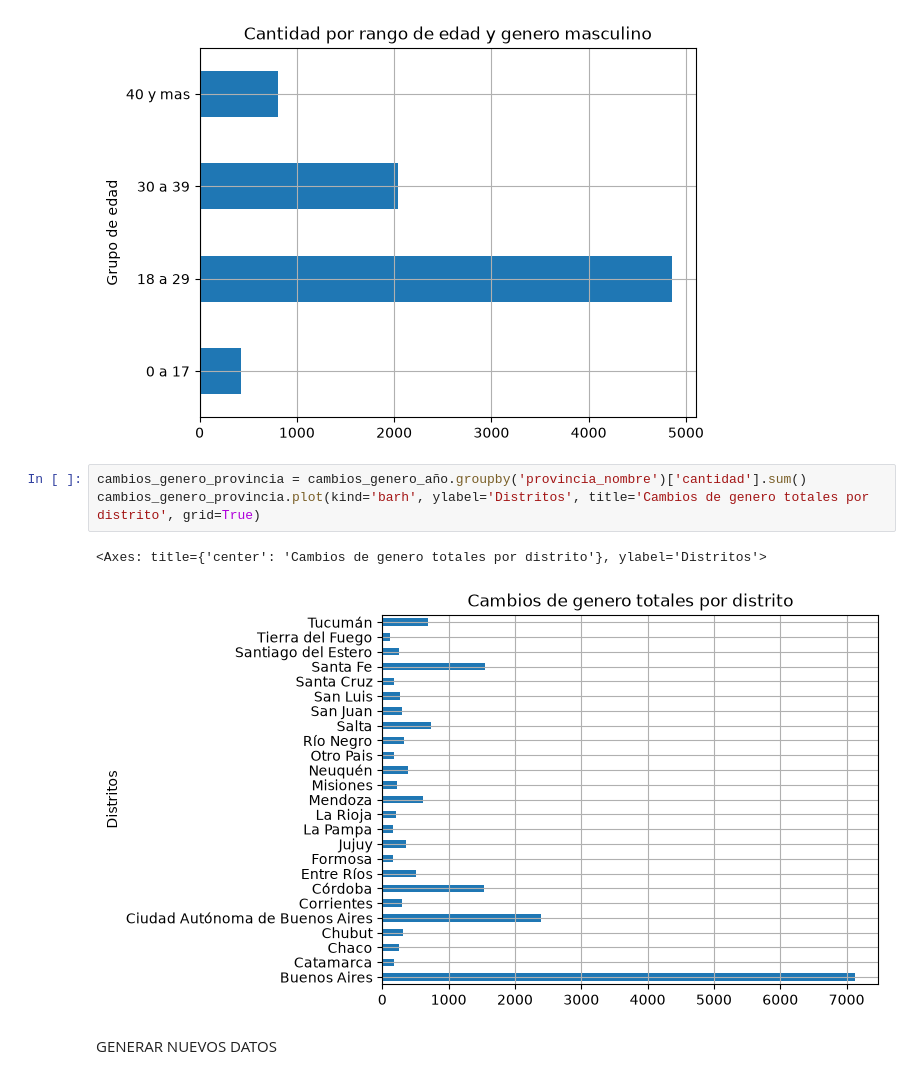
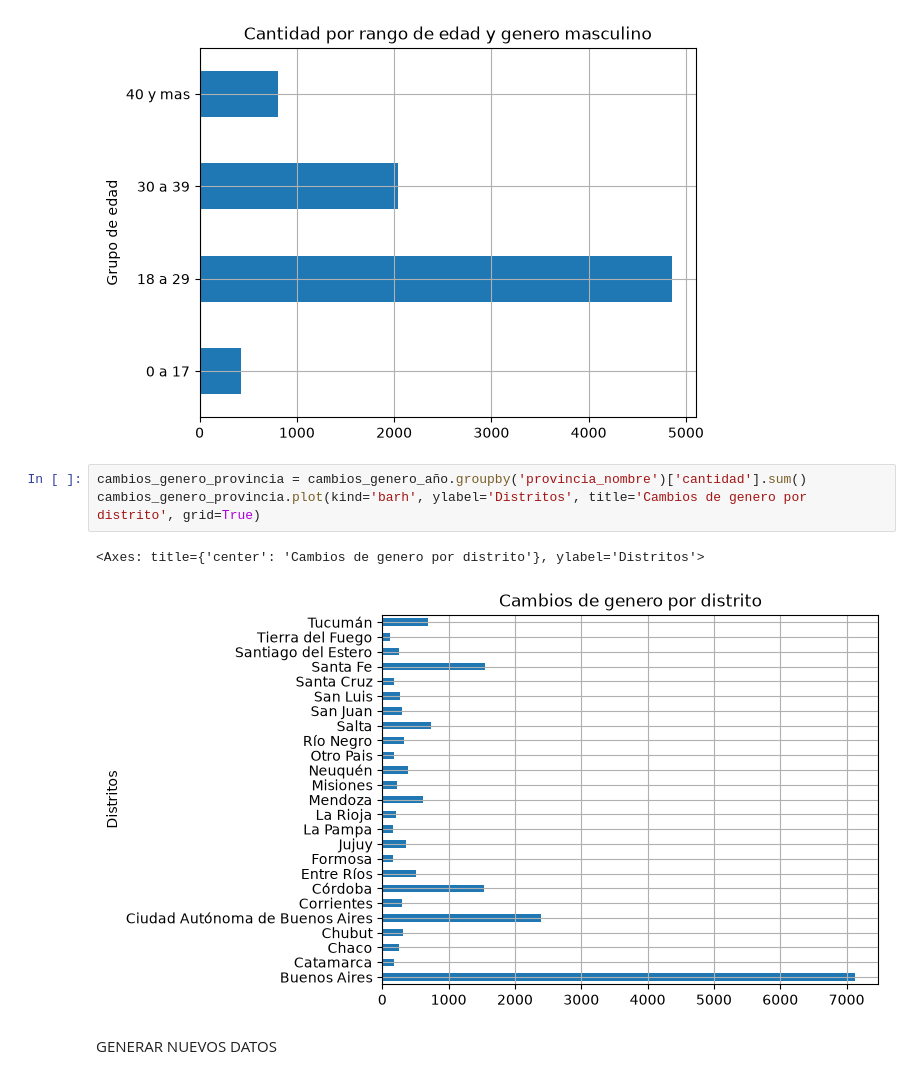
Before and after one commit to TomasVerniano/ANALISIS_POBLACION_ARGENTINA_AED, a Jupyter notebook: cambios_genero.ipynb, the cells around one changed output. Cells and saved outputs as stored; diff of their text form.

```diff
--- a/cambios_genero.ipynb
+++ b/cambios_genero.ipynb
@@ -96,10 +96,10 @@ cambios_genero_edad_m.plot(kind='barh', title='Cantidad por rango de edad y gene
 [figure]
 # %%
 cambios_genero_provincia = cambios_genero_año.groupby('provincia_nombre')['cantidad'].sum()
-cambios_genero_provincia.plot(kind='barh', ylabel='Distritos', title='Cambios de genero totales por distrito', grid=True)
+cambios_genero_provincia.plot(kind='barh', ylabel='Distritos', title='Cambios de genero por distrito', grid=True)
 # %% [output]
-<Axes: title={'center': 'Cambios de genero totales por distrito'}, ylabel='Distritos'>
+<Axes: title={'center': 'Cambios de genero por distrito'}, ylabel='Distritos'>
-[figure, old version]
+[figure, new version]
 # %% [markdown]
 GENERAR NUEVOS DATOS
 # %%
```
Also changed, not shown: 6 other files.
